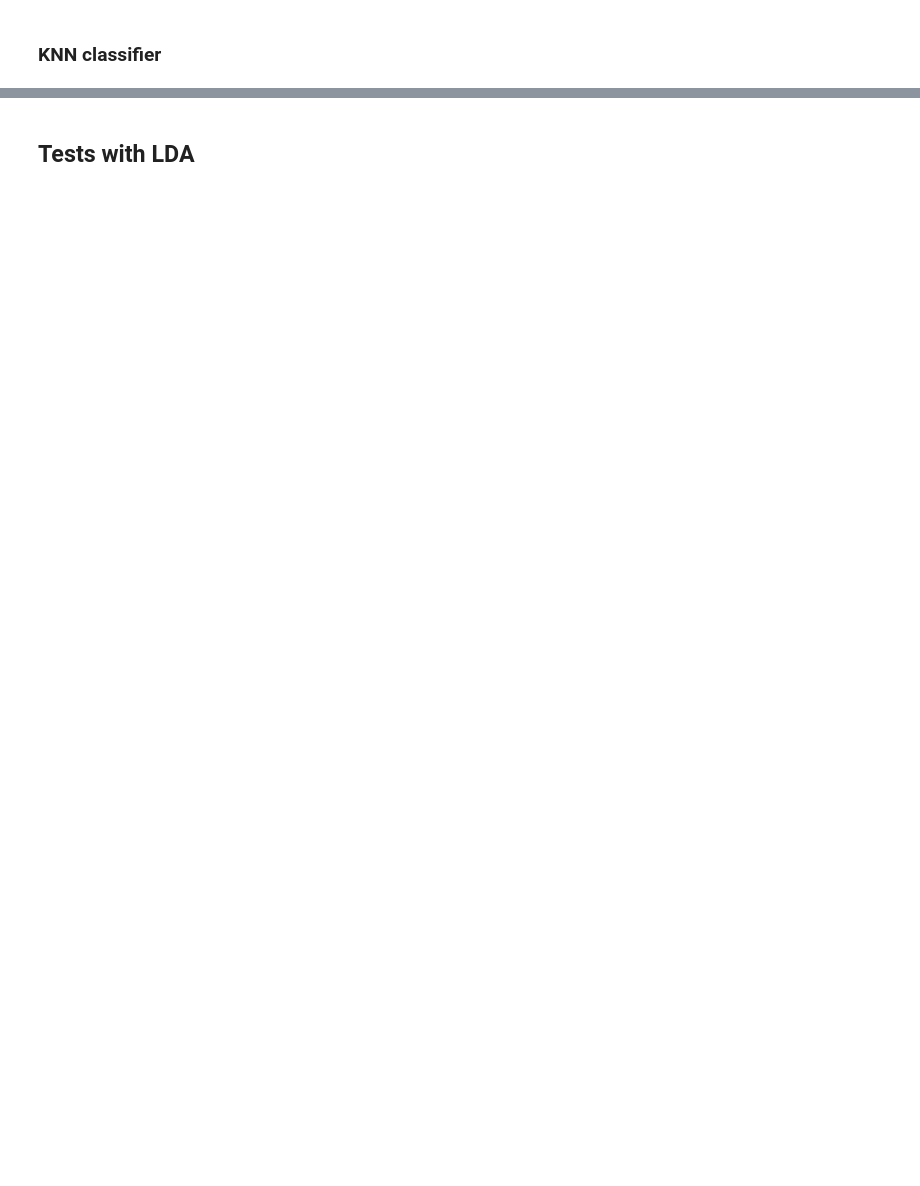
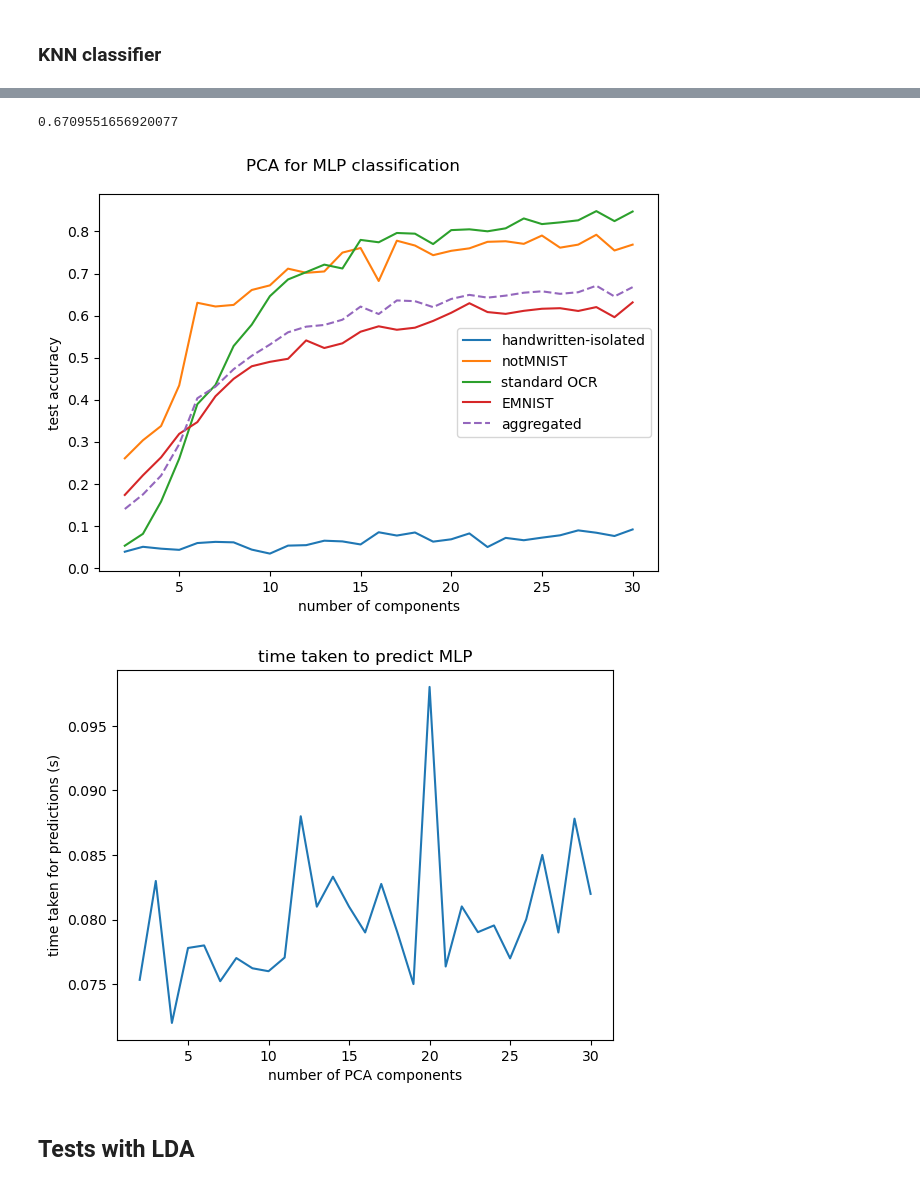
Before and after one commit to jerukan/ece271b-project, a Jupyter notebook: prcode.ipynb, the cells around one changed output, grey strips where cells are left out. Drawn from its saved outputs; the diff is of its cells as text; code cells hidden in the pictures; blank space fills up the shorter version.

```diff
--- a/prcode.ipynb
+++ b/prcode.ipynb
@@ -417,0 +552,2 @@ plt.show()
+# %%
+mlp_pca_results = test_trf_models(create_mlp, pcatrf_funcs[0:29], 2, 30)
@@ -418,3 +628,17 @@ plt.show()
+# %%
+np.max(mlp_pca_results["aggscores"])
+# %% [output]
+0.6709551656920077
+# %%
+plot_scores(mlp_pca_results, range(2, 31), title="PCA for MLP classification")
+plt.plot(range(2, 31), mlp_pca_results["predicttimes"], label="predict time")
+plt.xlabel("number of PCA components")
+plt.ylabel("time taken for predictions (s)")
+plt.title("time taken to predict MLP")
+plt.show()
+# %% [output]
+[figure, added]
+[figure, added]
 # %% [markdown]
 ## Tests with LDA
 # %%
```
Also changed, not shown: parts of 53 cells of this notebook, 13 other files.
